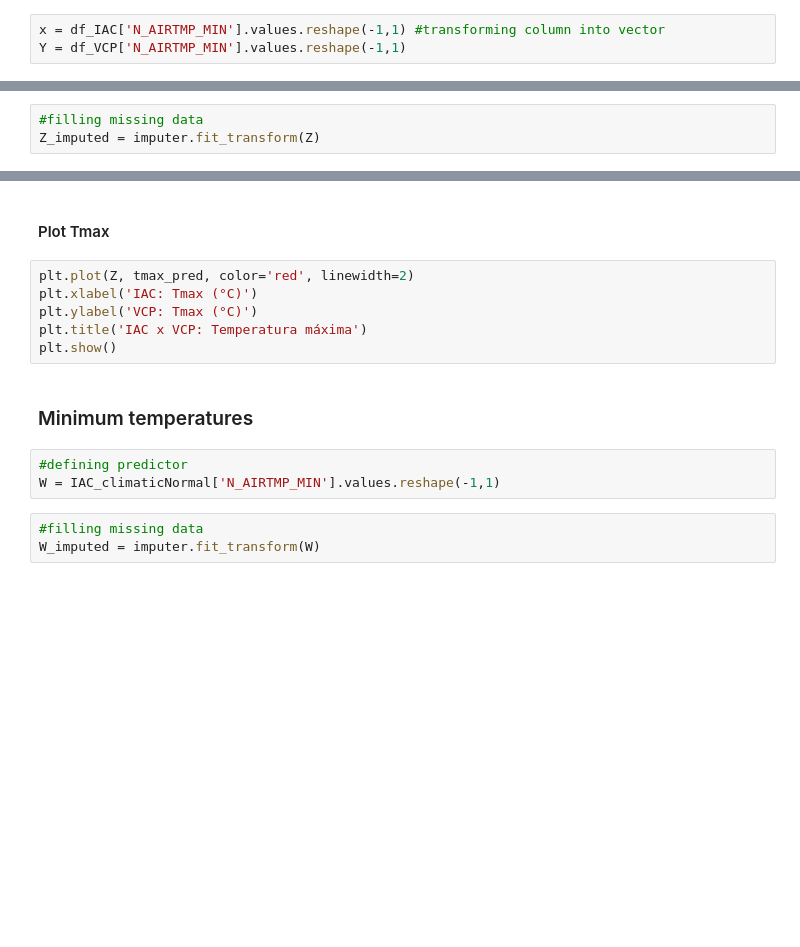
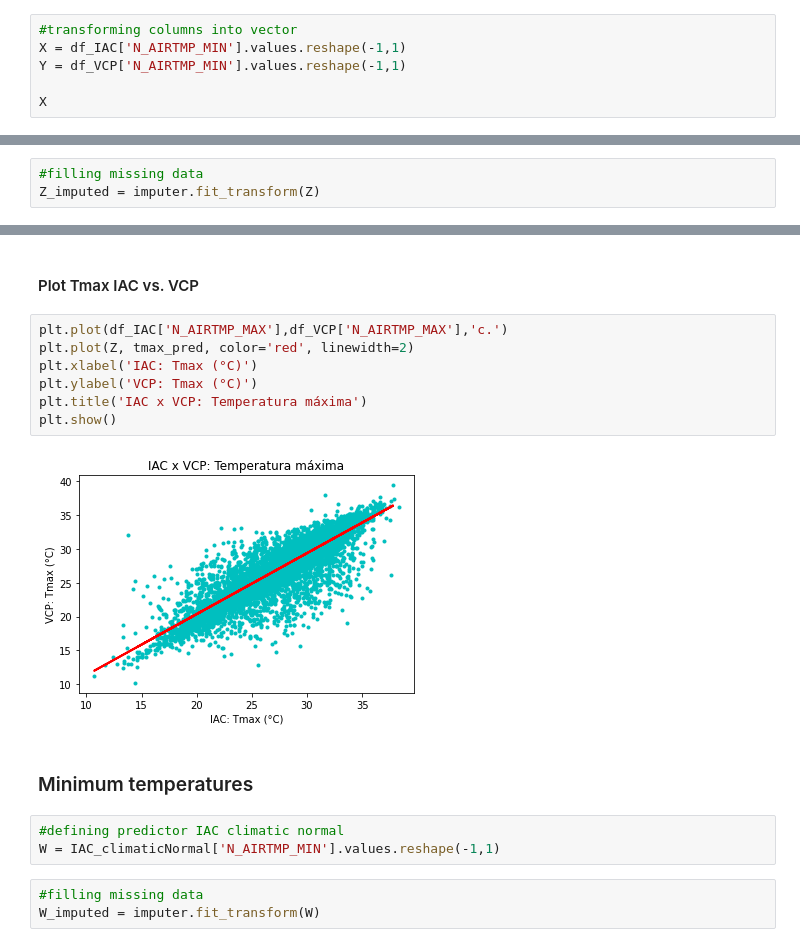
Before and after one commit to climate-and-health-datasci-Unicamp/py-climate-health-toolbox, a Jupyter notebook: examples/Comparison_IAC_VCP.ipynb, the cells around one changed output, grey strips where cells are left out. Drawn from its saved outputs; the diff is of its cells as text; blank space fills up the shorter version.

```diff
--- a/examples/Comparison_IAC_VCP.ipynb
+++ b/examples/Comparison_IAC_VCP.ipynb
@@ -104,5 +265,8 @@ print(regressor_max.coef_)
 # %% [markdown]
 ### Minimum Temperatures
 # %%
-x = df_IAC['N_AIRTMP_MIN'].values.reshape(-1,1) #transforming column into vector
+#transforming columns into vector
+X = df_IAC['N_AIRTMP_MIN'].values.reshape(-1,1)
 Y = df_VCP['N_AIRTMP_MIN'].values.reshape(-1,1)
+
+X
@@ -138,15 +324,18 @@ tmax_pred=regressor_max.predict(Z_imputed)
 # %% [markdown]
-#### Plot Tmax
+#### Plot Tmax IAC vs. VCP
 # %%
+plt.plot(df_IAC['N_AIRTMP_MAX'],df_VCP['N_AIRTMP_MAX'],'c.')
 plt.plot(Z, tmax_pred, color='red', linewidth=2)
 plt.xlabel('IAC: Tmax (°C)')
 plt.ylabel('VCP: Tmax (°C)')
 plt.title('IAC x VCP: Temperatura máxima')
 plt.show()
+# %% [output]
+[figure, added]
 # %% [markdown]
 ### Minimum temperatures
 # %%
-#defining predictor
+#defining predictor IAC climatic normal
 W = IAC_climaticNormal['N_AIRTMP_MIN'].values.reshape(-1,1)
 # %%
 #filling missing data
```
Also changed, not shown: parts of 108 cells of this notebook.
